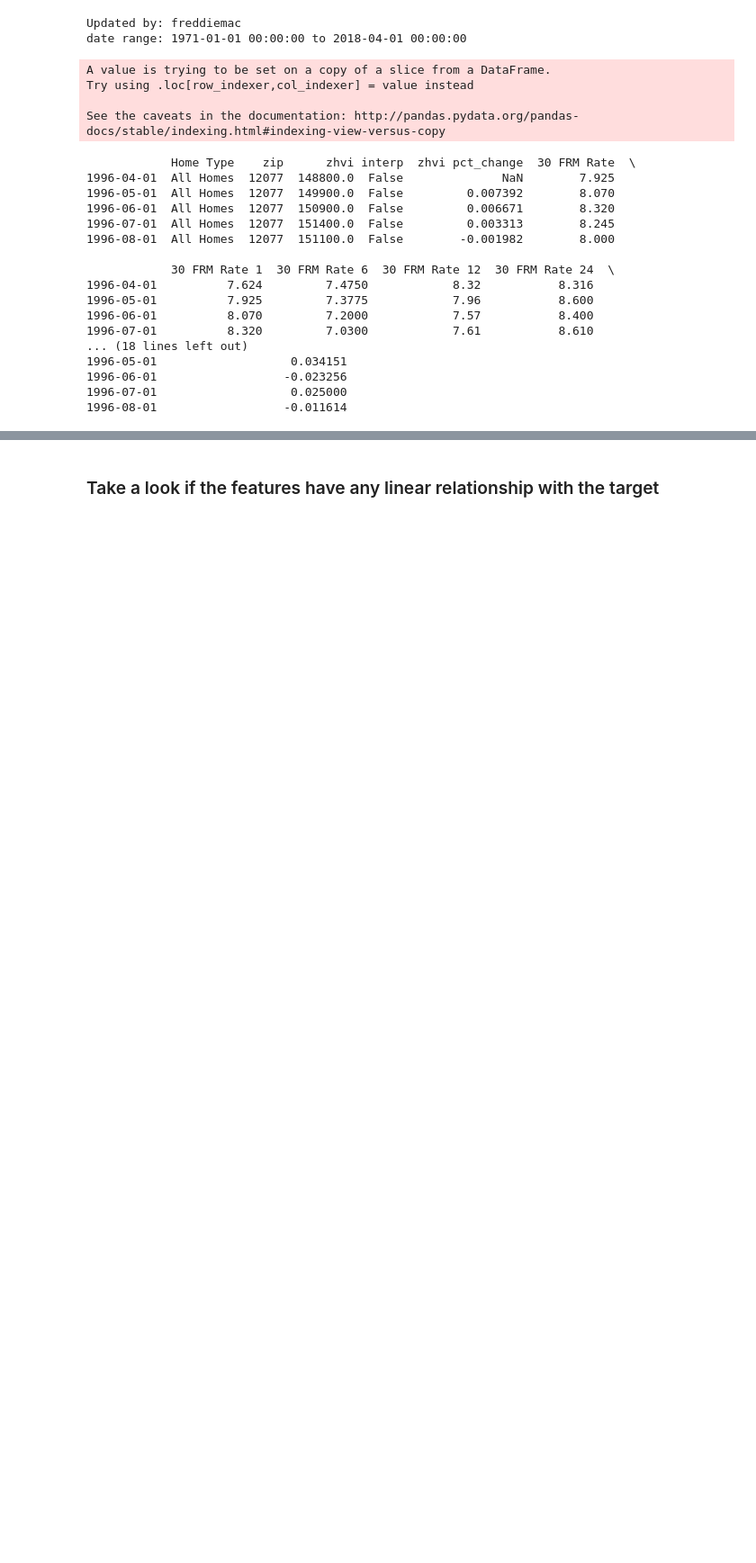
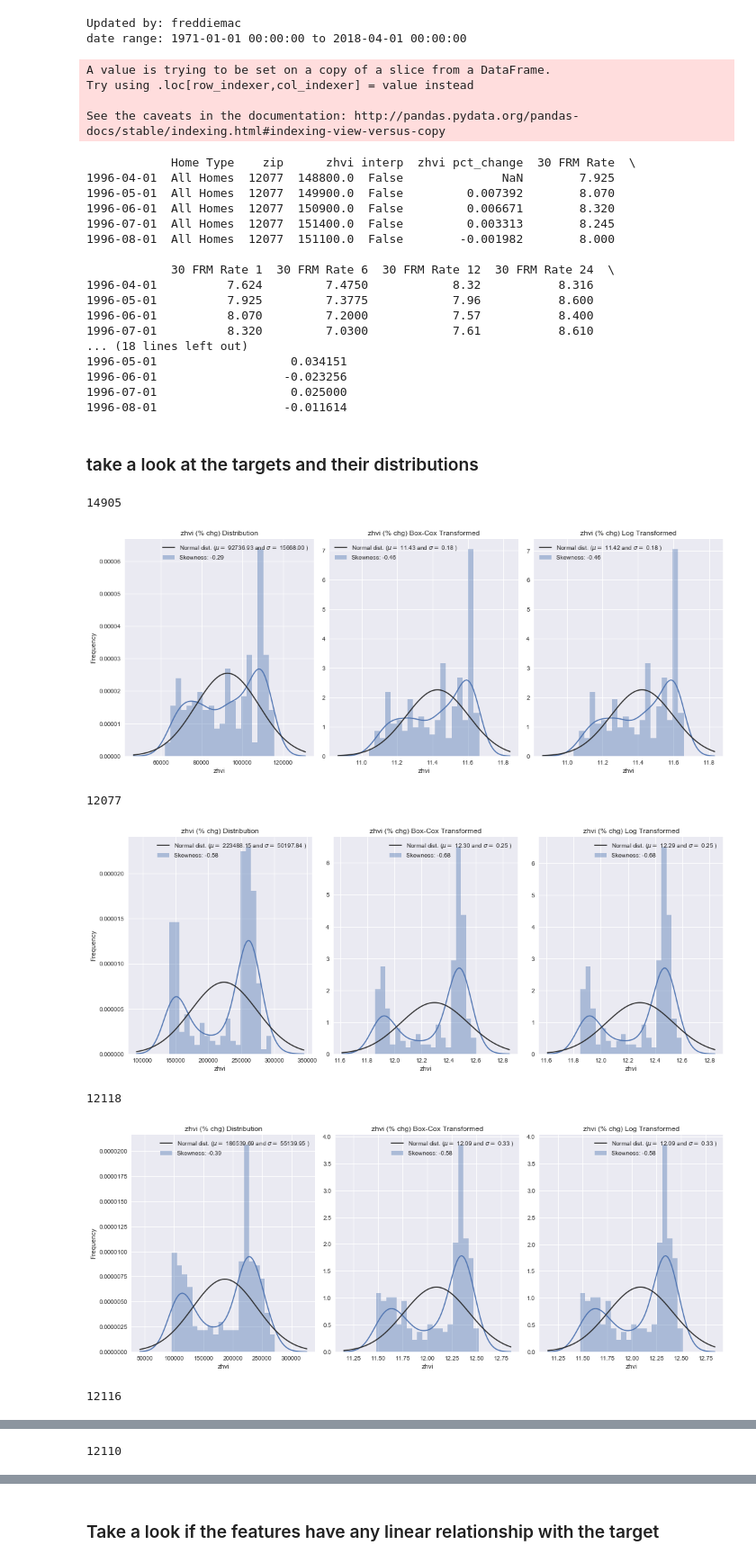
Before and after one commit to a35931chi/Real-Estate-Intelligence, a Jupyter notebook: Feature Engineering.ipynb, the cells around one changed output, grey strips where cells are left out. Shown at 90% size. Drawn from its saved outputs; the diff is of its cells as text; code cells hidden in the pictures; blank space fills up the shorter version.

Commit message:
some preliminary analysis on features vs. targets

```diff
--- a/Feature Engineering.ipynb
+++ b/Feature Engineering.ipynb
@@ -78,3 +82,40 @@ print(temp2_df[(temp2_df['zip'] == '12077') & (temp2_df['Home Type'] == 'All Hom
 1996-06-01                  -0.023256
 1996-07-01                   0.025000
 1996-08-01                  -0.011614
+# %% [markdown]
+### take a look at the targets and their distributions
+# %%
+#Target: 'zhvi', trying to correct for skewness
+for zipcode in example_zips:
+    print(zipcode)
+    temp = temp2_df[temp2_df.zip == zipcode]['zhvi'].dropna()
+    lam = 0.0001
+    fig, (ax1, ax2, ax3) = plt.subplots(ncols = 3, figsize = (15,6))
+    sns.distplot(temp, fit = norm, ax = ax1, bins = 20)
+    sns.distplot(boxcox1p(temp, lam), fit = norm, ax = ax2, bins = 20)
+    sns.distplot(np.log1p(temp), fit = norm, ax = ax3, bins = 20)
+    # Get the fitted parameters used by the function
+    (mu1, sigma1) = norm.fit(temp)
+    (mu2, sigma2) = norm.fit(boxcox1p(temp, lam))
+    (mu3, sigma3) = norm.fit(np.log1p(temp))
+    ax1.legend(['Normal dist. ($\mu=$ {:.2f} and $\sigma=$ {:.2f} )'.format(mu1, sigma1),
+                'Skewness: {:.2f}'.format(skew(temp))], loc = 'best')
+    ax2.legend(['Normal dist. ($\mu=$ {:.2f} and $\sigma=$ {:.2f} )'.format(mu2, sigma2),
+                'Skewness: {:.2f}'.format(skew(boxcox1p(temp, lam)))], loc = 'best')
+    ax3.legend(['Normal dist. ($\mu=$ {:.2f} and $\sigma=$ {:.2f} )'.format(mu3, sigma3),
+                'Skewness: {:.2f}'.format(skew(np.log1p(temp)))], loc = 'best')
+    ax1.set_ylabel('Frequency')
+    ax1.set_title('zhvi (% chg) Distribution')
+    ax2.set_title('zhvi (% chg) Box-Cox Transformed')
+    ax3.set_title('zhvi (% chg) Log Transformed')
+    plt.tight_layout()
+    #plt.savefig('zhvi (% chg) Distribution.png')
+    plt.show()
+# %% [output]
+14905
+[figure, added]
+12077
+[figure, added]
+12118
+[figure, added]
+12116
@@ -80,0 +123 @@ print(temp2_df[(temp2_df['zip'] == '12077') & (temp2_df['Home Type'] == 'All Hom
+12110
```
Also changed, not shown: parts of 13 cells of this notebook.
